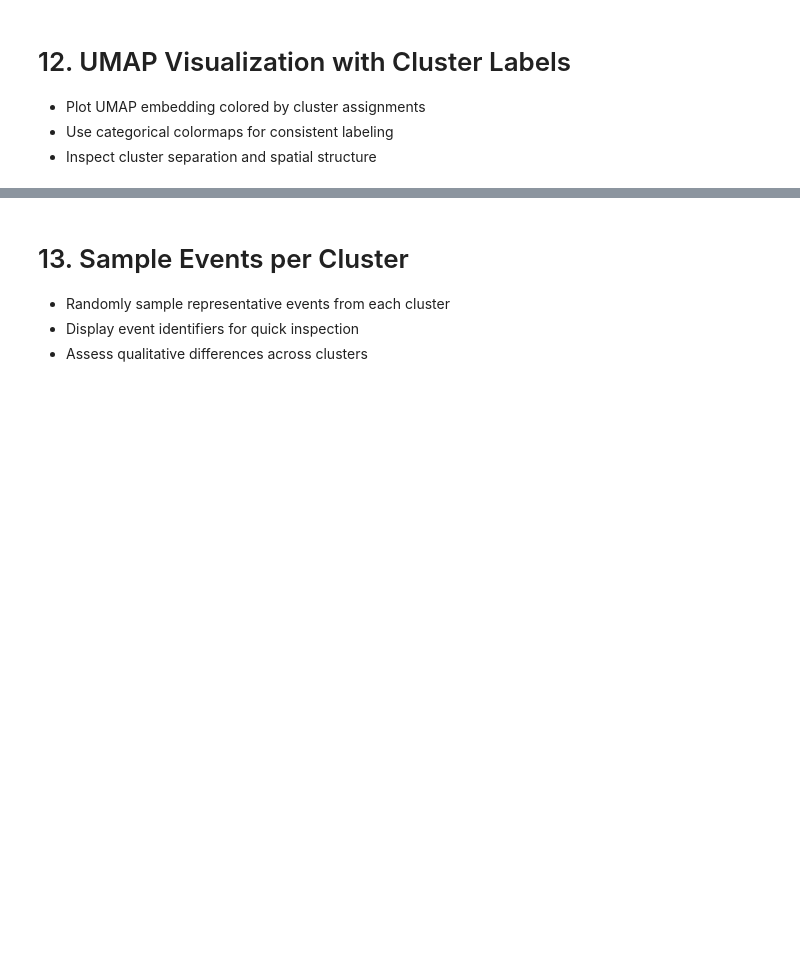
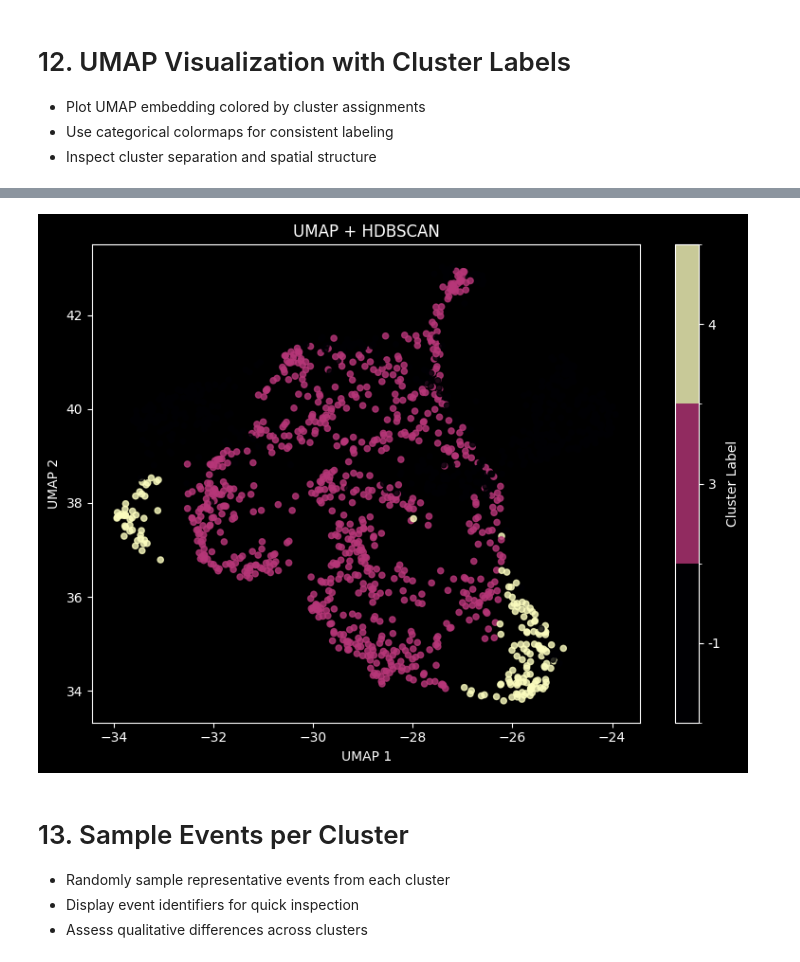
Before and after one commit to abheekda1/ogle-microlensing-automation, a Jupyter notebook: notebooks/02_umap_and_clustering.ipynb, the cells around one changed output, grey strips where cells are left out. Cells and saved outputs as stored; diff of their text form; code cells hidden in the pictures; blank space fills up the shorter version.

```diff
--- a/notebooks/02_umap_and_clustering.ipynb
+++ b/notebooks/02_umap_and_clustering.ipynb
@@ -163,12 +179,12 @@ Silhouette: 0.67286
 - Use categorical colormaps for consistent labeling
 - Inspect cluster separation and spatial structure
 # %%
-cmap, norm, ticks, labels = category_cmap(np.unique(clusterer.labels_), base_cmap=plt.get_cmap())
+cmap, norm, ticks, labels = category_cmap(np.unique(clusterer.labels_[clusterer.labels_!=-1]), base_cmap=plt.get_cmap())
 
 plt.scatter(
-    features_df["umap_x"],
-    features_df["umap_y"],
-    c=features_df["cluster_stable"],
+    features_df[features_df["cluster_stable"]!=-1]["umap_x"],
+    features_df[features_df["cluster_stable"]!=-1]["umap_y"],
+    c=features_df[features_df["cluster_stable"]!=-1]["cluster_stable"],
     cmap=cmap,
     norm=norm,
     s=20,
@@ -188,3 +203,82 @@ plt
+# %%
+import numpy as np
+import matplotlib.pyplot as plt
+import matplotlib.colors as mcolors
+
+# ---------------------------------------------------------
+# Category colormap that works for arbitrary label values
+# ---------------------------------------------------------
+def category_cmap(categories, base_cmap='magma'):
+    """
+    Create a colormap for arbitrary categorical labels.
+
+    Returns:
+        cmap, norm, ticks, ticklabels, label_to_index
+    """
+    categories = np.asarray(categories)
+    N = len(categories)
+
+    # Map actual labels to 0..N-1
+    label_to_index = {label: i for i, label in enumerate(categories)}
+    index_to_label = {i: label for i, label in enumerate(categories)}
+
+    # Colors
+    colors = plt.get_cmap(base_cmap)(np.linspace(0, 1, N))
+    cmap = mcolors.ListedColormap(colors)
+
+    # Norm with integer bins
+    norm = mcolors.BoundaryNorm(np.arange(N+1), N)
+
+    # Ticks at center of bins
+    ticks = np.arange(N) + 0.5
+    ticklabels = [index_to_label[i] for i in range(N)]
+
+    return cmap, norm, ticks, ticklabels, label_to_index
+
+
+# ---------------------------------------------------------
+# Build colormap from ALL cluster values (including -1)
+# ---------------------------------------------------------
+clusters = features_df["cluster_stable"]
+unique_labels = np.unique(clusters)
+
+cmap, norm, ticks, ticklabels, label_to_index = category_cmap(unique_labels)
+
+# Convert real labels → color indices for plotting
+color_values = clusters.map(label_to_index)
+
+
+# ---------------------------------------------------------
+# Plot
+# ---------------------------------------------------------
+plt.figure(figsize=(8, 6))
+
+plt.scatter(
+    features_df["umap_x"],
+    features_df["umap_y"],
+    c=color_values,
+    cmap=cmap,
+    norm=norm,
+    s=20,
+    alpha=0.8
+)
+
+plt.xlabel("UMAP 1")
+plt.ylabel("UMAP 2")
+plt.title("UMAP + HDBSCAN")
+
+# Correctly labeled colorbar
+cbar = plt.colorbar(
+    ticks=ticks,
+    format=lambda v, _: ticklabels[int(v)]
+)
+cbar.set_label("Cluster Label")
+
+plt.tight_layout()
+plt.savefig("figures/umap_ogle2025_hdbscan.png", dpi=300, transparent=True)
+plt.show()
+# %% [output]
+[figure, added]
 # %% [markdown]
 # 13. Sample Events per Cluster
 - Randomly sample representative events from each cluster
```
Also changed, not shown: parts of 7 cells of this notebook, 6 other files.
